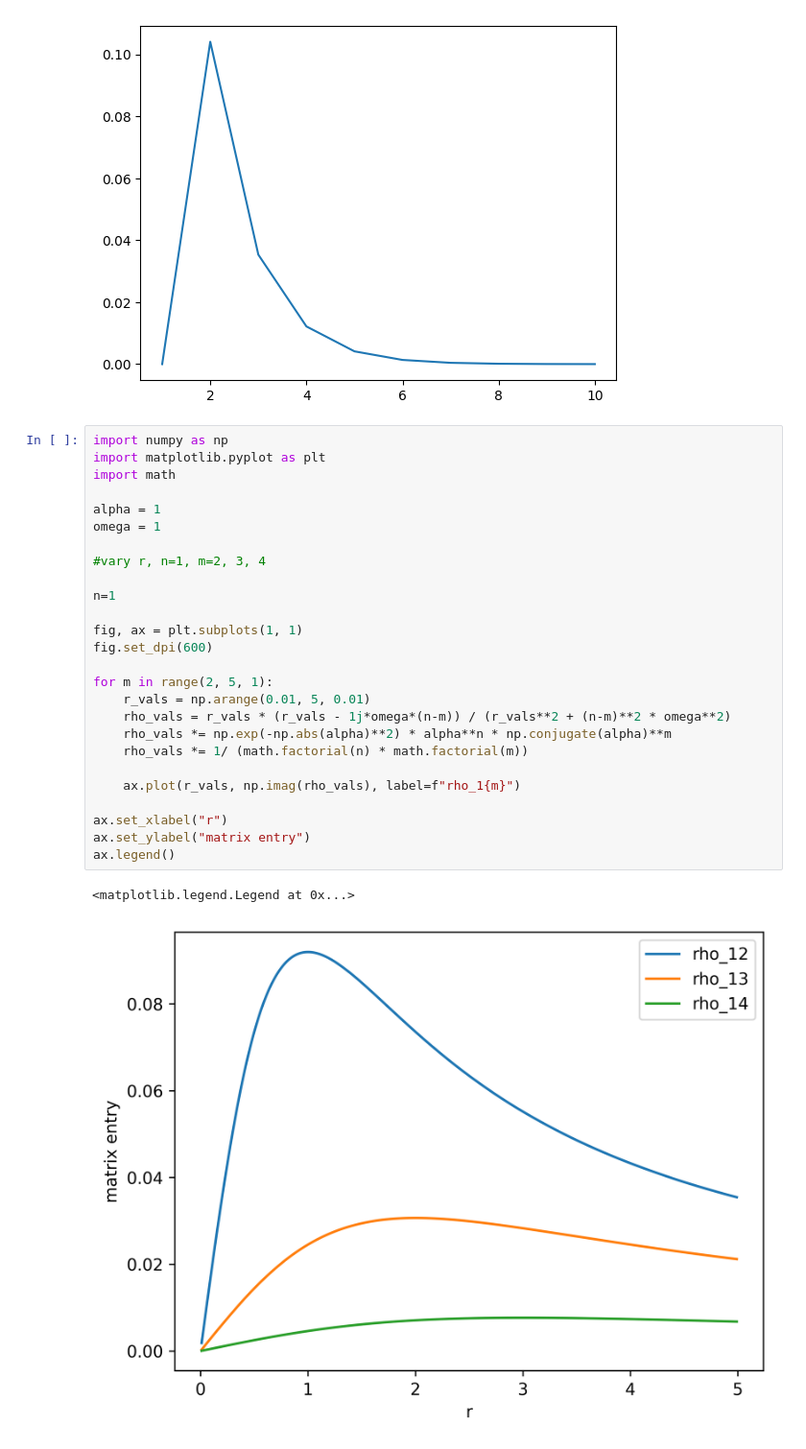
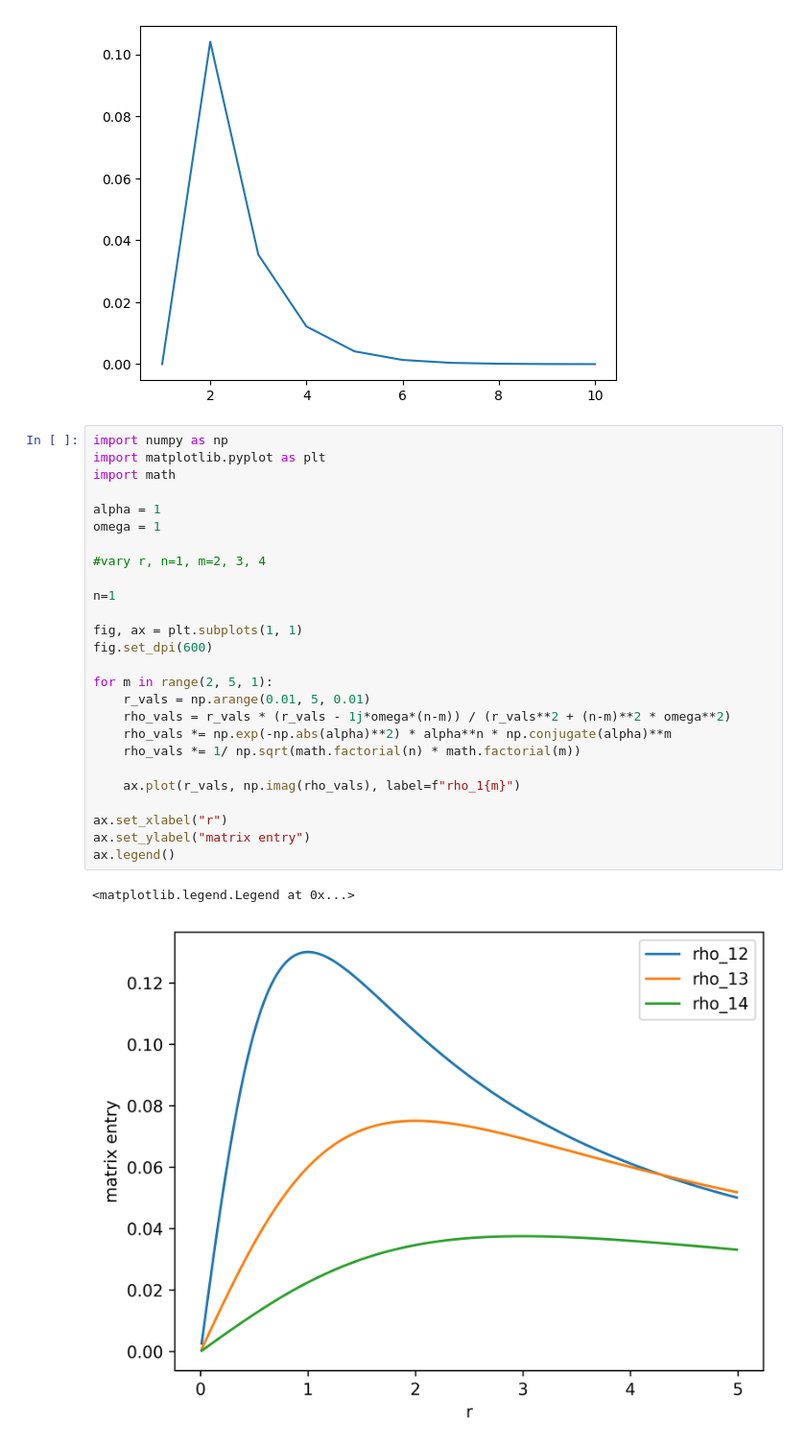
Before and after one commit to John-Zou-IC/M2R_Stochastic_Resetting, a Jupyter notebook: figures.ipynb, the cells around one changed output. Shown at 96% size. Saved outputs shown, nothing was run; the diff lists cells and outputs as text.

```diff
--- a/figures.ipynb
+++ b/figures.ipynb
@@ -345,29 +345,29 @@ plt.plot(m_data, np.imag(rho_m_data))
 # %%
 import numpy as np
 import matplotlib.pyplot as plt
 import math
 
 alpha = 1
 omega = 1
 
 #vary r, n=1, m=2, 3, 4
 
 n=1
 
 fig, ax = plt.subplots(1, 1)
 fig.set_dpi(600)
 
 for m in range(2, 5, 1):
     r_vals = np.arange(0.01, 5, 0.01)
     rho_vals = r_vals * (r_vals - 1j*omega*(n-m)) / (r_vals**2 + (n-m)**2 * omega**2)
     rho_vals *= np.exp(-np.abs(alpha)**2) * alpha**n * np.conjugate(alpha)**m
-    rho_vals *= 1/ (math.factorial(n) * math.factorial(m))
+    rho_vals *= 1/ np.sqrt(math.factorial(n) * math.factorial(m))
 
     ax.plot(r_vals, np.imag(rho_vals), label=f"rho_1{m}")
 
 ax.set_xlabel("r")
 ax.set_ylabel("matrix entry")
 ax.legend()
 # %% [output]
 <matplotlib.legend.Legend at 0x...>
-[figure, old version]
+[figure, new version]
```
